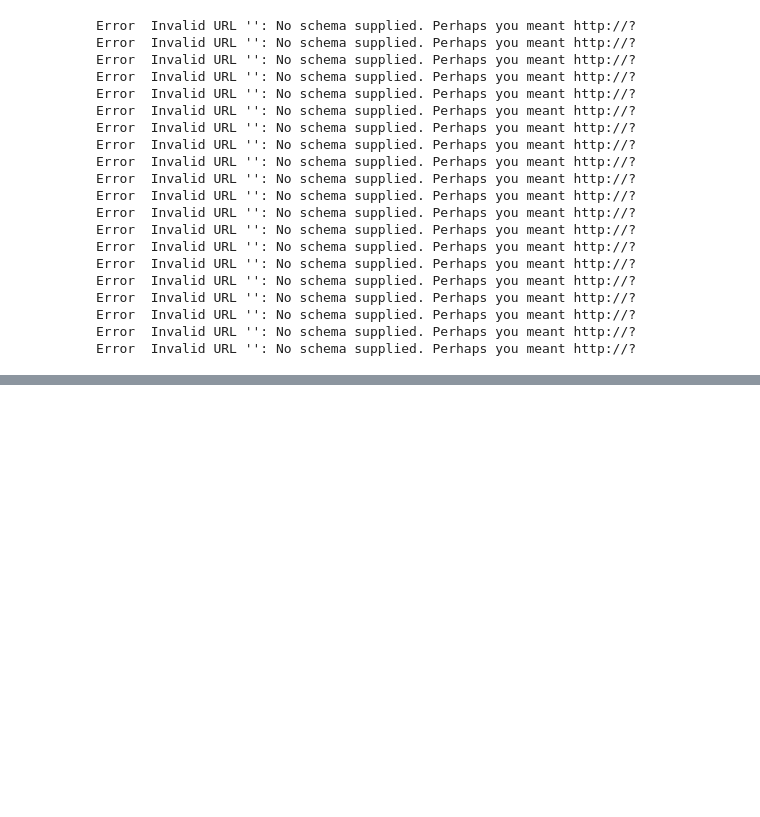
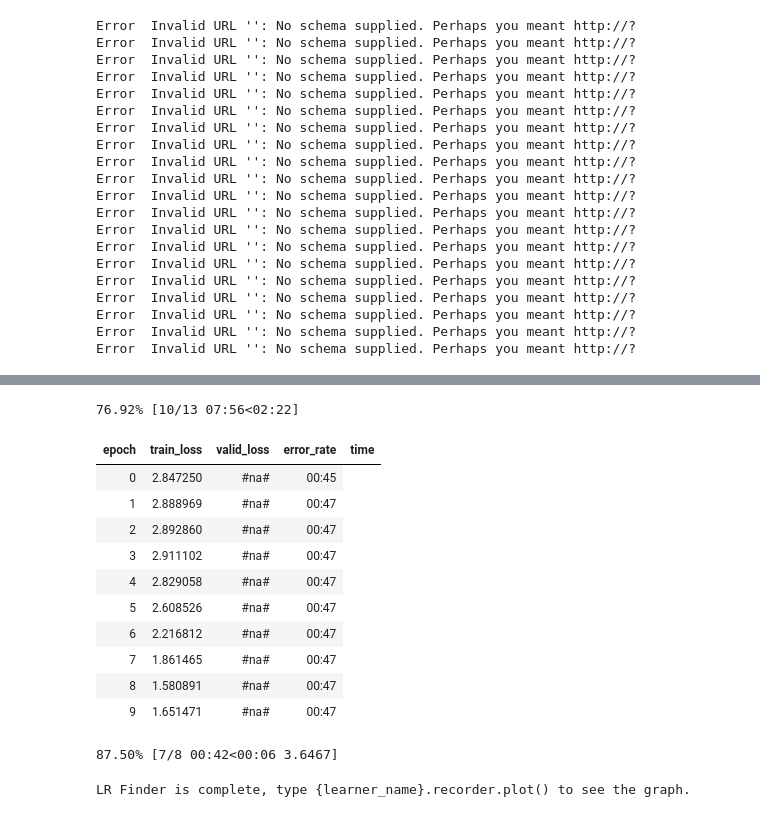
Before and after one commit to wcneill/fastai-homework, a Jupyter notebook: lesson2.ipynb, the cells around one changed output, grey strips where cells are left out. Cells and saved outputs as stored; diff of their text form; code cells hidden in the pictures; blank space fills up the shorter version.

```diff
--- a/lesson2.ipynb
+++ b/lesson2.ipynb
@@ -154,0 +136,18 @@ Subclasses:
+# %%
+# Train a model:
+learner.lr_find()
+# %% [output]
+76.92% [10/13 07:56<02:22]
+| epoch | train_loss | valid_loss | error_rate | time |
+| 0 | 2.847250 | #na# | 00:45 |
+| 1 | 2.888969 | #na# | 00:47 |
+| 2 | 2.892860 | #na# | 00:47 |
+| 3 | 2.911102 | #na# | 00:47 |
+| 4 | 2.829058 | #na# | 00:47 |
+| 5 | 2.608526 | #na# | 00:47 |
+| 6 | 2.216812 | #na# | 00:47 |
+| 7 | 1.861465 | #na# | 00:47 |
+| 8 | 1.580891 | #na# | 00:47 |
+| 9 | 1.651471 | #na# | 00:47 |
+87.50% [7/8 00:42<00:06 3.6467]
+LR Finder is complete, type {learner_name}.recorder.plot() to see the graph.
```
Also changed, not shown: parts of 18 cells of this notebook.
